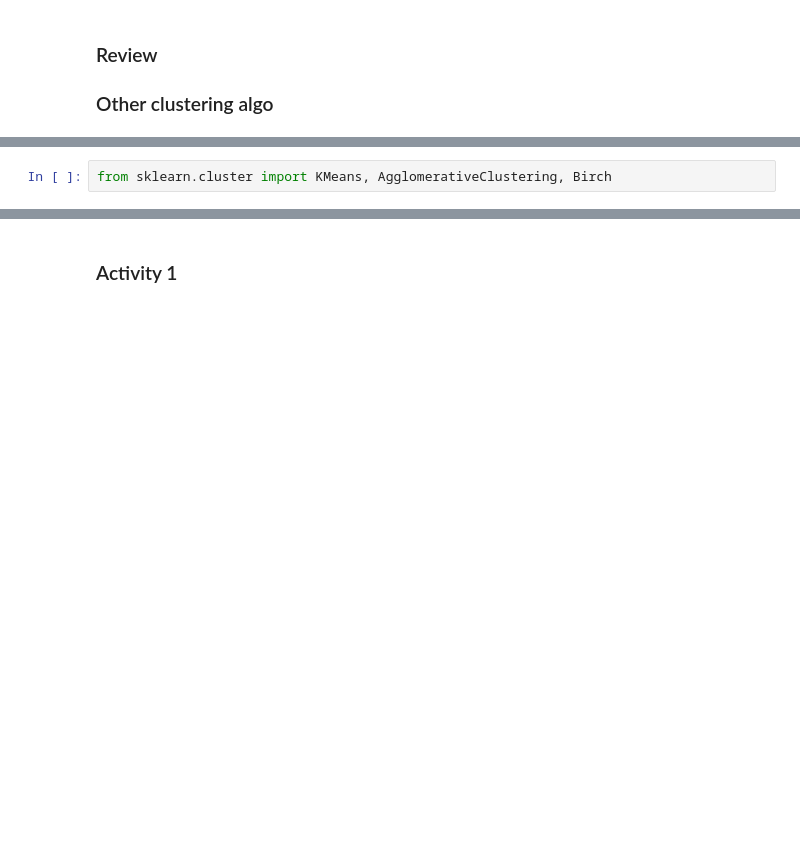
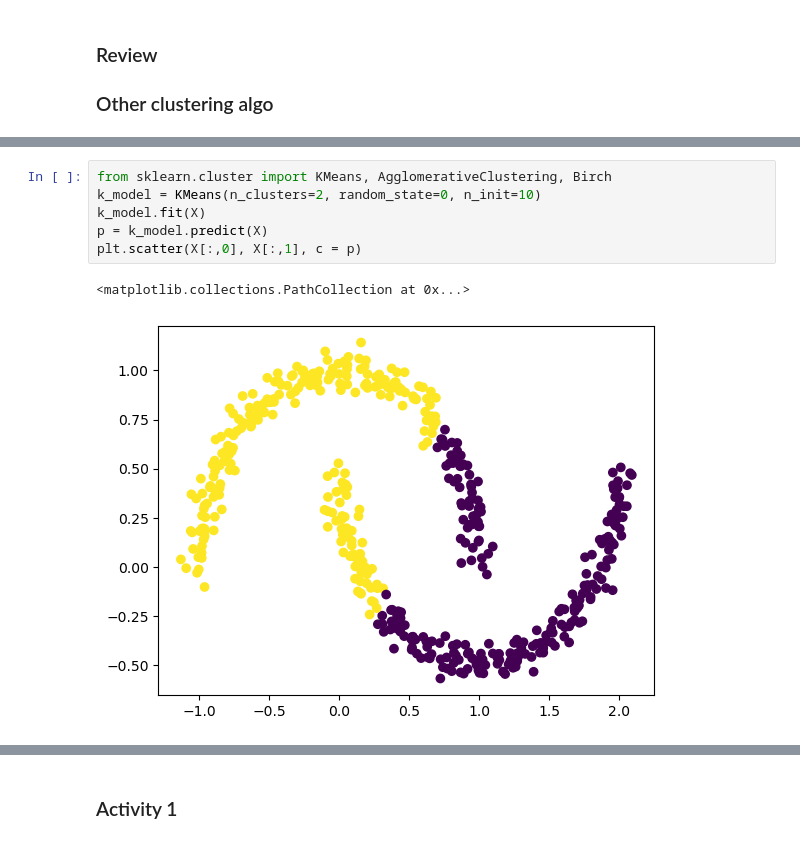
Before and after one commit to softmaxhuanchen/AI-ML, a Jupyter notebook: unsup-learning-part3-live/unsup-part3-live.ipynb, the cells around one changed output, grey strips where cells are left out. Saved outputs shown, nothing was run; the diff lists cells and outputs as text; blank space fills up the shorter version.

```diff
--- a/unsup-learning-part3-live/unsup-part3-live.ipynb
+++ b/unsup-learning-part3-live/unsup-part3-live.ipynb
@@ -13,4 +43,11 @@ X, y = datasets.make_moons(n_samples=500, noise=0.05, random_state=1)
 # %%
 from sklearn.cluster import KMeans, AgglomerativeClustering, Birch
+k_model = KMeans(n_clusters=2, random_state=0, n_init=10)
+k_model.fit(X)
+p = k_model.predict(X)
+plt.scatter(X[:,0], X[:,1], c = p)
+# %% [output]
+<matplotlib.collections.PathCollection at 0x...>
+[figure, added]
 # %%
 # Fit and Predict Birch and Agglomerative models
```
Also changed, not shown: parts of 6 cells of this notebook, 1 other file.
